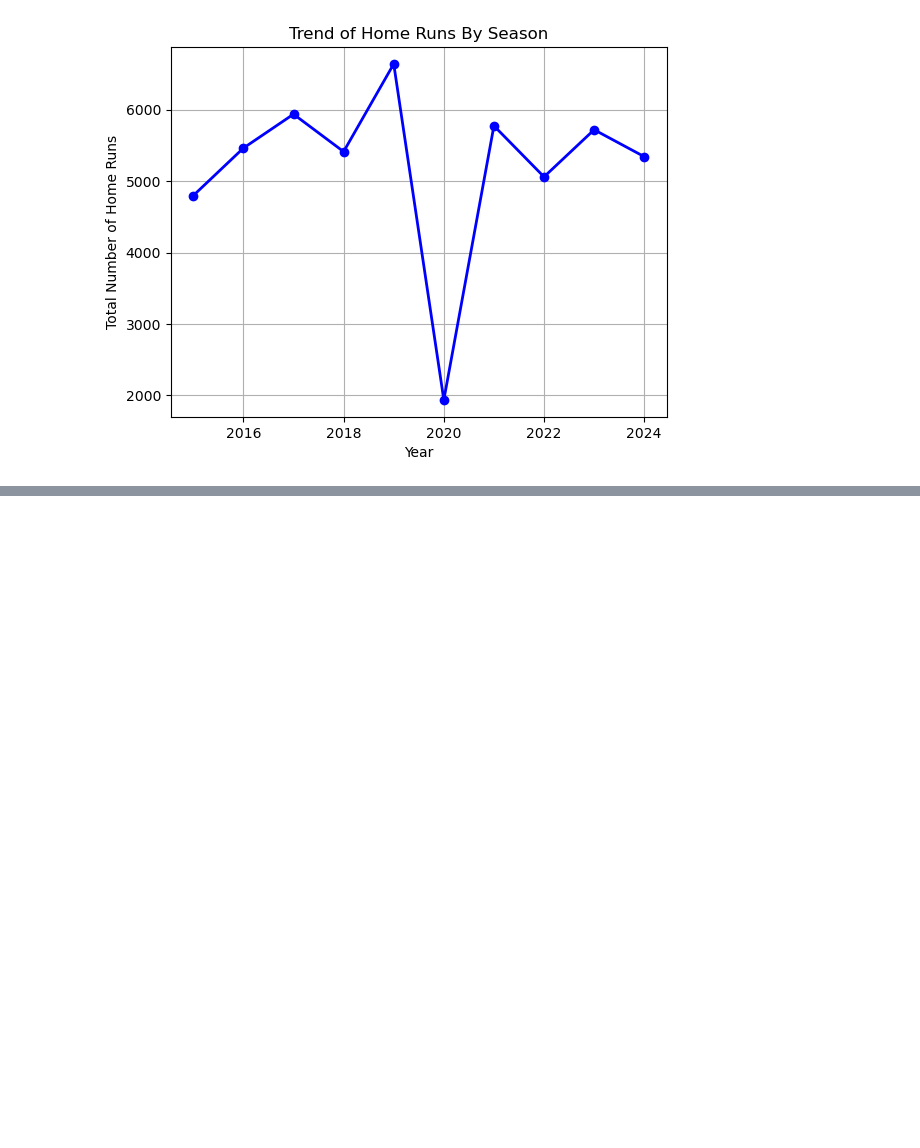
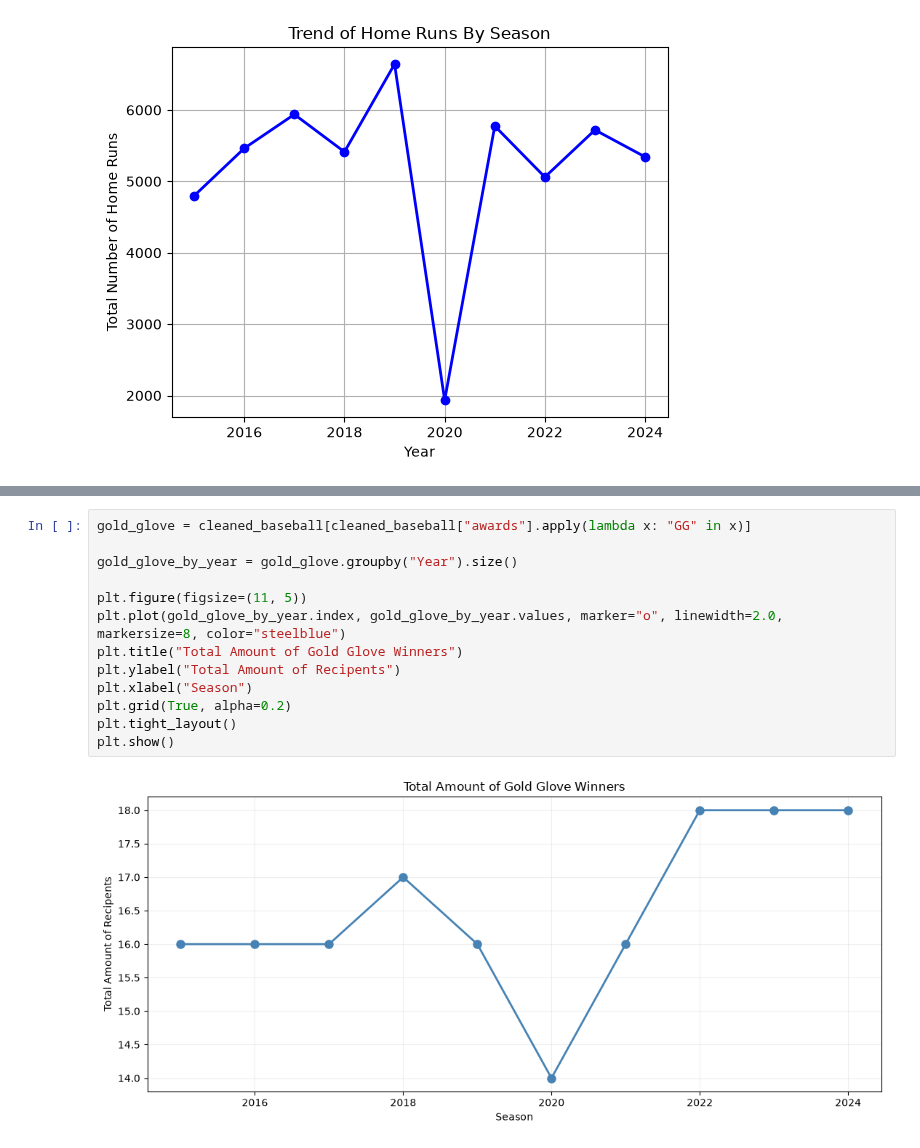
Before and after one commit to AHayslip23/Baseball-Hitting-2015-2024, a Jupyter notebook: Baseball Hitting.ipynb, the cells around one changed output, grey strips where cells are left out. Drawn from its saved outputs; the diff is of its cells as text; blank space fills up the shorter version.

```diff
--- a/Baseball Hitting.ipynb
+++ b/Baseball Hitting.ipynb
@@ -317,0 +433,15 @@ plt.show()
+# %%
+gold_glove = cleaned_baseball[cleaned_baseball["awards"].apply(lambda x: "GG" in x)]
+
+gold_glove_by_year = gold_glove.groupby("Year").size()
+
+plt.figure(figsize=(11, 5))
+plt.plot(gold_glove_by_year.index, gold_glove_by_year.values, marker="o", linewidth=2.0, markersize=8, color="steelblue")
+plt.title("Total Amount of Gold Glove Winners")
+plt.ylabel("Total Amount of Recipents")
+plt.xlabel("Season")
+plt.grid(True, alpha=0.2)
+plt.tight_layout()
+plt.show()
+# %% [output]
+[figure, added]
```
Also changed, not shown: parts of 33 cells of this notebook.
